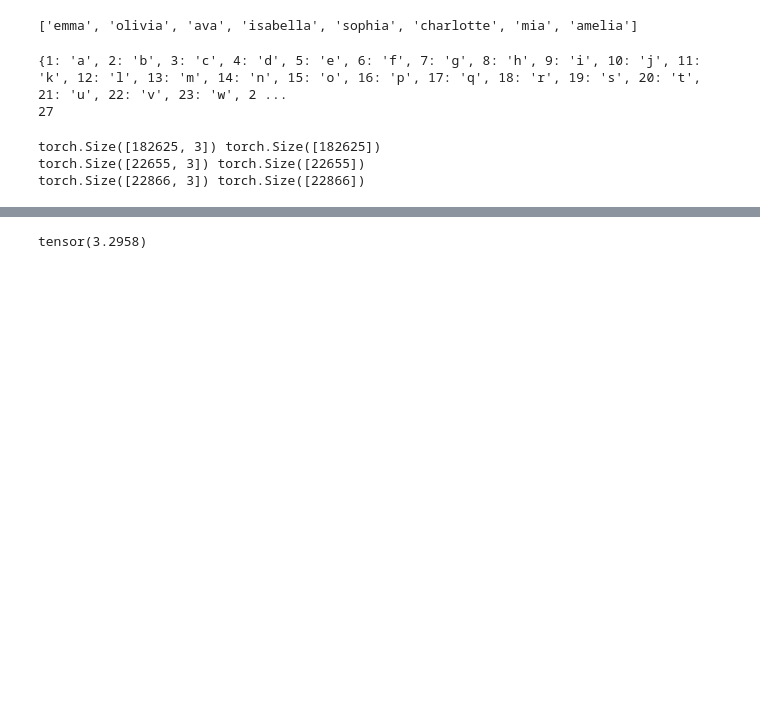
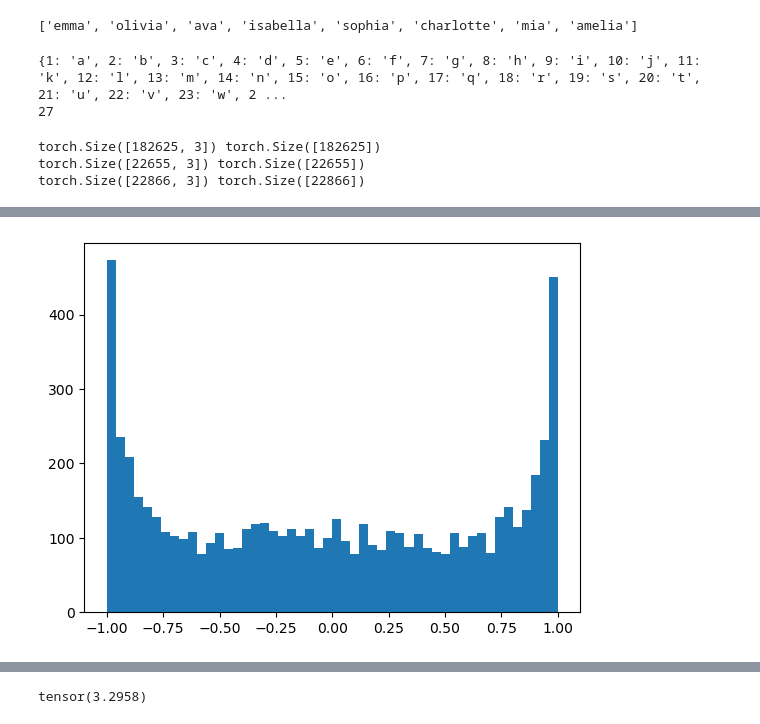
Before and after one commit to AbhijeetShk/NeuralNuts, a Jupyter notebook: working_with_language/mlp_batchnorm.ipynb, the cells around one changed output, grey strips where cells are left out. Saved outputs shown, nothing was run; the diff lists cells and outputs as text; code cells hidden in the pictures; blank space fills up the shorter version.

```diff
--- a/working_with_language/mlp_batchnorm.ipynb
+++ b/working_with_language/mlp_batchnorm.ipynb
@@ -124,0 +153,4 @@ for i in range(max_steps):
+# %%
+plt.hist(h.view(-1).tolist(),50); #tanh squashing at range 1,-1
+# %% [output]
+[figure, added]
```
Also changed, not shown: parts of 7 cells of this notebook.
